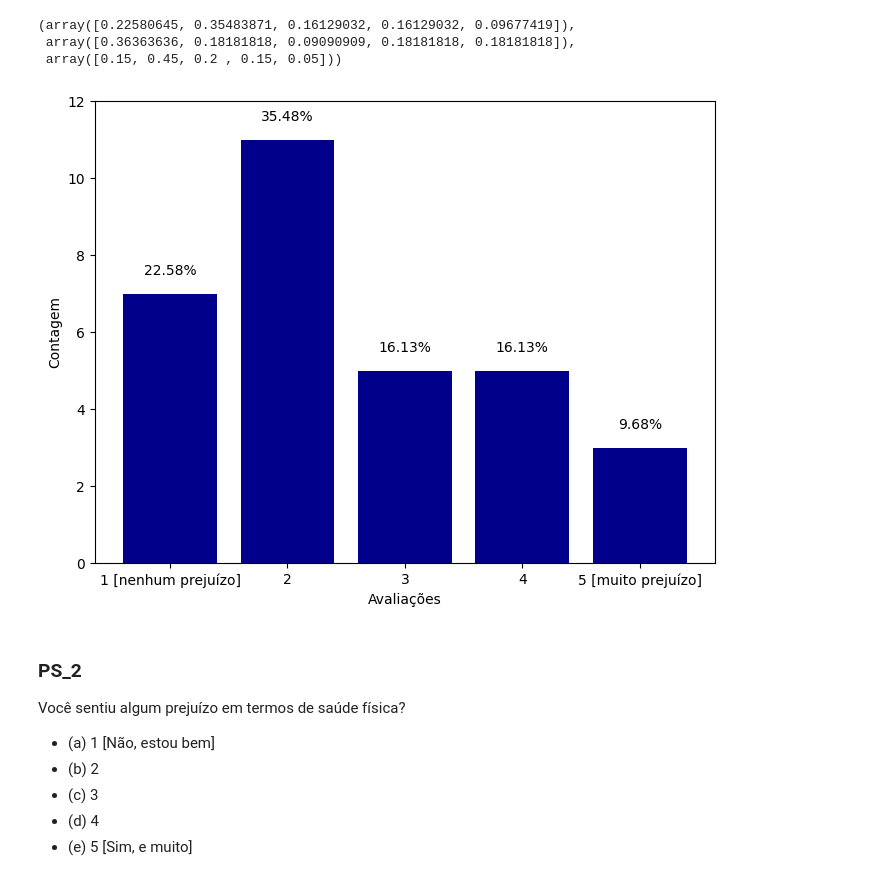
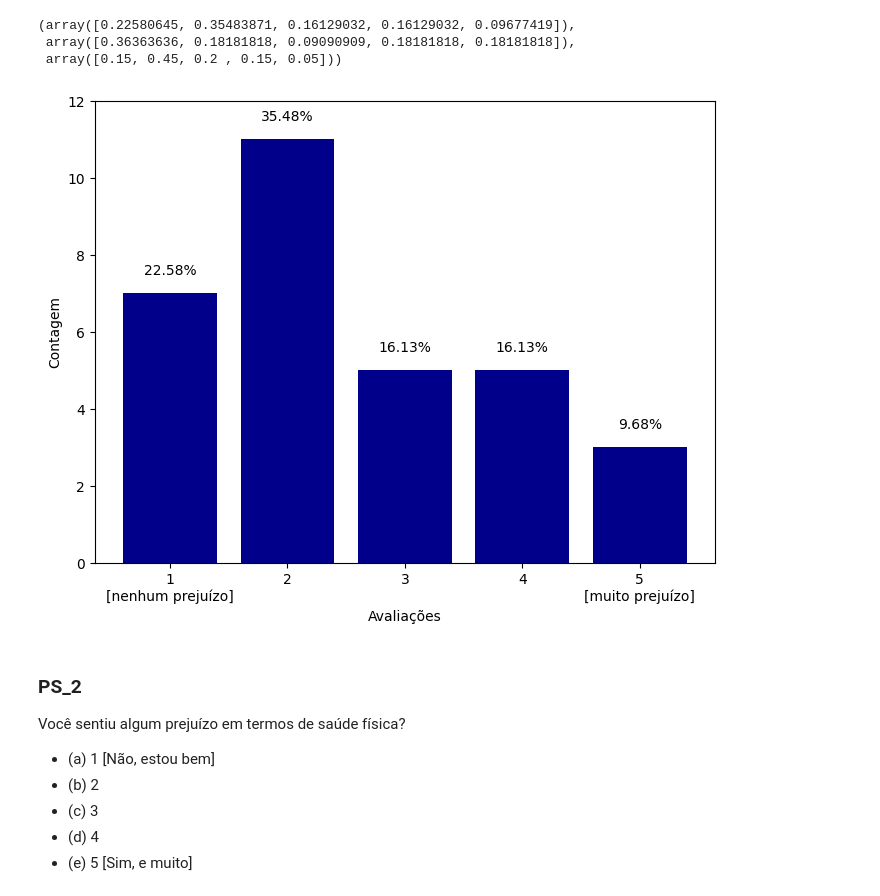
Before and after one commit to henriqueedu2001/pcs3635-health-research-data-analysis, a Jupyter notebook: analisys.ipynb, the cells around one changed output. Saved outputs shown, nothing was run; the diff lists cells and outputs as text; code cells hidden in the pictures.

```diff
--- a/analisys.ipynb
+++ b/analisys.ipynb
@@ -777,0 +853,6 @@ Durante as semanas de experimentos, você sofreu algum prejuízo acadêmico nas
+# %%
+PA_6_frequency = PA_6_counting/sum(PA_6_counting)
+PA_6_monday_frequency = PA_6_monday_counting/sum(PA_6_monday_counting)
+PA_6_wednesday_frequency = PA_6_wednesday_counting/sum(PA_6_wednesday_counting)
+
+PA_6_frequency, PA_6_monday_frequency, PA_6_wednesday_frequency
@@ -777,0 +863,35 @@ Durante as semanas de experimentos, você sofreu algum prejuízo acadêmico nas
+# %%
+# plotting PA_6 (general)
+fig, axs = plt.subplots(figsize=fig_default_size)
+
+PA_6_categories = [
+    '1\n[Nenhum prejuízo]',
+    '2',
+    '3',
+    '4',
+    '5\n[Muito prejuízo]',
+]
+
+axs.bar(PA_6_categories, PA_6_counting, color=fig_default_color)
+
+# text in the top of the bars
+for i in range(5):
+    x = i
+    y = PA_6_counting[i] + top_bar_text_offset
+    percentage_str = get_percentage_str(fraction=PA_6_frequency[i])
+
+    fig.text(x, y, percentage_str, ha='center', transform=plt.gca().transData)
+
+# axs setting
+axs.yaxis.set_major_locator(MaxNLocator(integer=True)) # restricts the y axis in to integer values
+axs.set_ylim(0, 12)
+axs.set_xlabel('Avaliações')
+axs.set_ylabel('Contagem')
+
+
+# save the figure in png format
+if save_all_figures:
+    plt.savefig('academic_imgs/PA_6_general')
+
+# showing the figure
+plt.show()
@@ -991,38 +1113,38 @@ PS_1_frequency, PS_1_monday_frequency, PS_1_wednesday_frequency
 fig, axs = plt.subplots(figsize=fig_default_size)
 
 PS_1_categories = [
-    '1 [nenhum prejuízo]',
+    '1\n[nenhum prejuízo]',
     '2',
     '3',
     '4',
-    '5 [muito prejuízo]',
+    '5\n[muito prejuízo]',
 ]
 
 axs.bar(PS_1_categories, PS_1_counting, color=fig_default_color)
 
 # text in the top of the bars
 for i in range(5):
     x = i
     y = PS_1_counting[i] + top_bar_text_offset
     percentage_str = get_percentage_str(fraction=PS_1_frequency[i])
 
     fig.text(x, y, percentage_str, ha='center', transform=plt.gca().transData)
 
 # axs setting
 axs.yaxis.set_major_locator(MaxNLocator(integer=True)) # restricts the y axis in to integer values
 axs.set_ylim(0, 12)
 axs.set_xlabel('Avaliações')
 axs.set_ylabel('Contagem')
 
 
 # save the figure in png format
 if save_all_figures:
     plt.savefig('academic_imgs/PS_1_general')
 
 # showing the figure
 plt.show()
 # %% [output]
-[figure, old version]
+[figure, new version]
 # %% [markdown]
 ### PS_2
 Você sentiu algum prejuízo em termos de saúde física?
```
Also changed, not shown: parts of 14 cells of this notebook.
